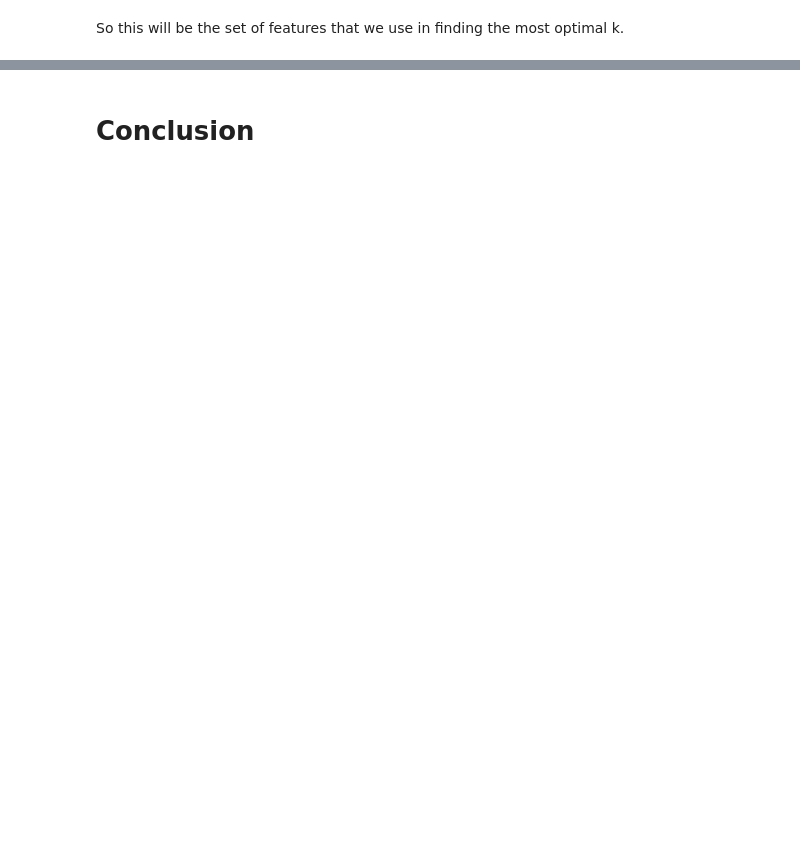
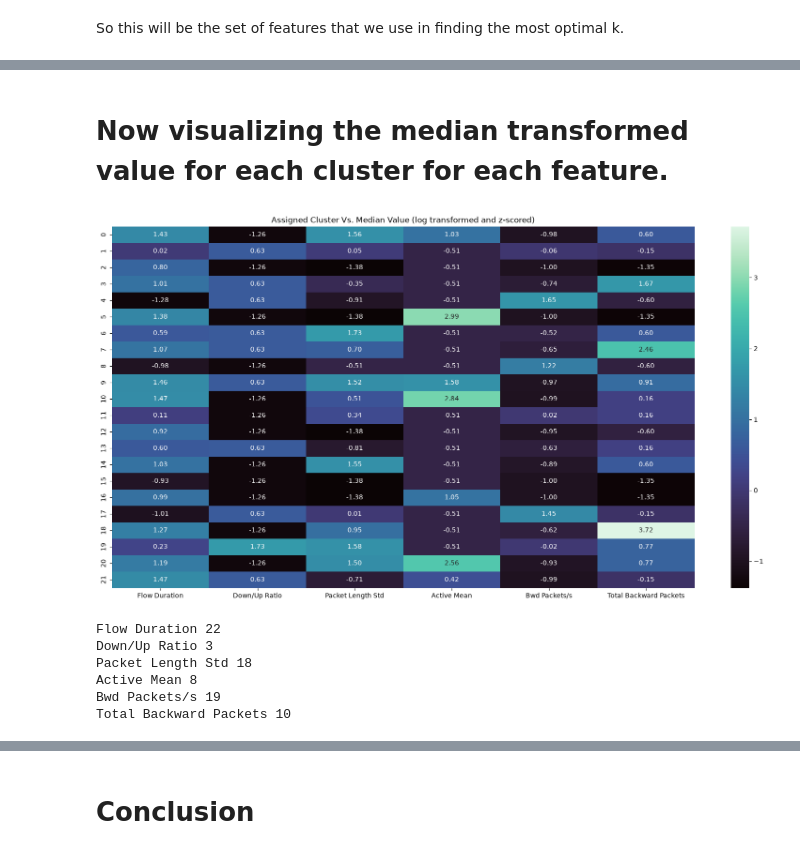
Before and after one commit to Bockslunch/CSCI5502_Taylor_Echeverry_Garfield, a Jupyter notebook: notebooks/03-kmeans-clustering.ipynb, the cells around one changed output, grey strips where cells are left out. Drawn from its saved outputs; the diff is of its cells as text; code cells hidden in the pictures; blank space fills up the shorter version.

```diff
--- a/notebooks/03-kmeans-clustering.ipynb
+++ b/notebooks/03-kmeans-clustering.ipynb
@@ -495,0 +531,30 @@ else:
+# %% [markdown]
+# Now visualizing the median transformed value for each cluster for each feature.
+# %%
+balanced_df = balance_df(reduced_cols_clust_df)
+if balance_df is None:
+    print("Balancing the DF failed!!")
+else:
+    _, _ ,_, clust_ass_labs = perform_clustering_exp(balanced_df,expected_groups,hues_dict,perform_pca=False,n_clust=22,show_pcm_vis=False,show_cross_tab=False)
+    balanced_df['ass_clusts'] = clust_ass_labs
+    balanced_df = balanced_df.drop(columns=['Label'])
+    median_clust_vals = balanced_df.groupby(by='ass_clusts')[['Flow Duration', 'Down/Up Ratio', 'Packet Length Std', 'Active Mean',
+       'Bwd Packets/s', 'Total Backward Packets']].agg('median')
+
+    plt.figure(figsize=(20, 10))
+    sns.heatmap(data=median_clust_vals,annot=True,fmt='.2f',cmap="mako")
+    plt.title("Assigned Cluster Vs. Median Value (log transformed and z-scored)")
+    plt.ylabel("")
+    plt.show()
+# %% [output]
+[figure, added]
+# %%
+for col in median_clust_vals.columns:
+    print(f"{col} {len(median_clust_vals[col].unique())}")
+# %% [output]
+Flow Duration 22
+Down/Up Ratio 3
+Packet Length Std 18
+Active Mean 8
+Bwd Packets/s 19
+Total Backward Packets 10
```
Also changed, not shown: parts of 21 cells of this notebook.
